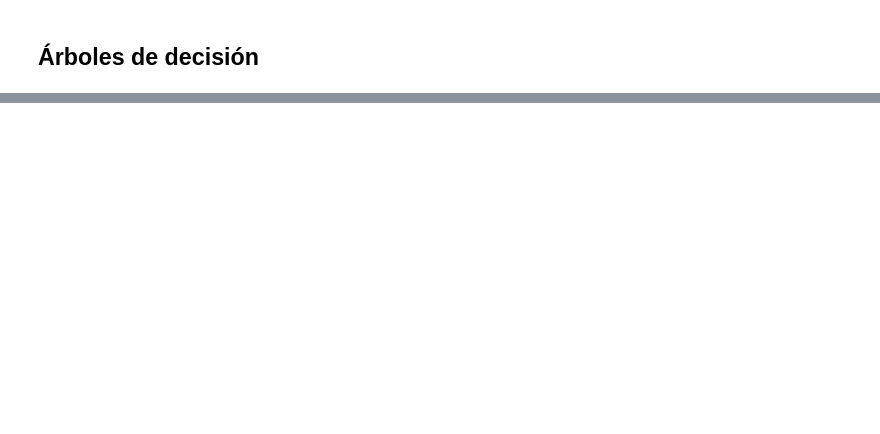
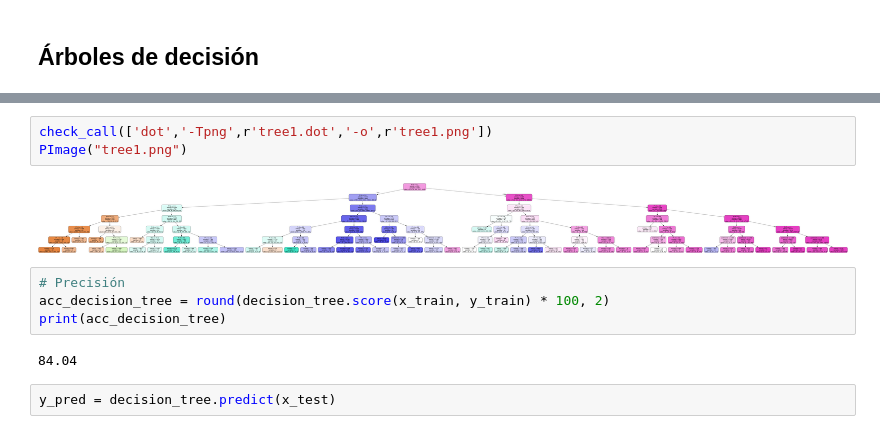
Before and after one commit to PameRuiz25/ActividadFormativaM2-Equipo2, a Jupyter notebook: Modelos.ipynb, the cells around one changed output, grey strips where cells are left out. Cells and saved outputs as stored; diff of their text form; blank space fills up the shorter version.

```diff
--- a/Modelos.ipynb
+++ b/Modelos.ipynb
@@ -25,0 +252,13 @@ datos.head()
+# %%
+check_call(['dot','-Tpng',r'tree1.dot','-o',r'tree1.png'])
+PImage("tree1.png")
+# %% [output]
+[figure, added]
+# %%
+# Precisión
+acc_decision_tree = round(decision_tree.score(x_train, y_train) * 100, 2)
+print(acc_decision_tree)
+# %% [output]
+84.04
+# %%
+y_pred = decision_tree.predict(x_test)
```
Also changed, not shown: parts of 42 cells of this notebook, 3 other files.
